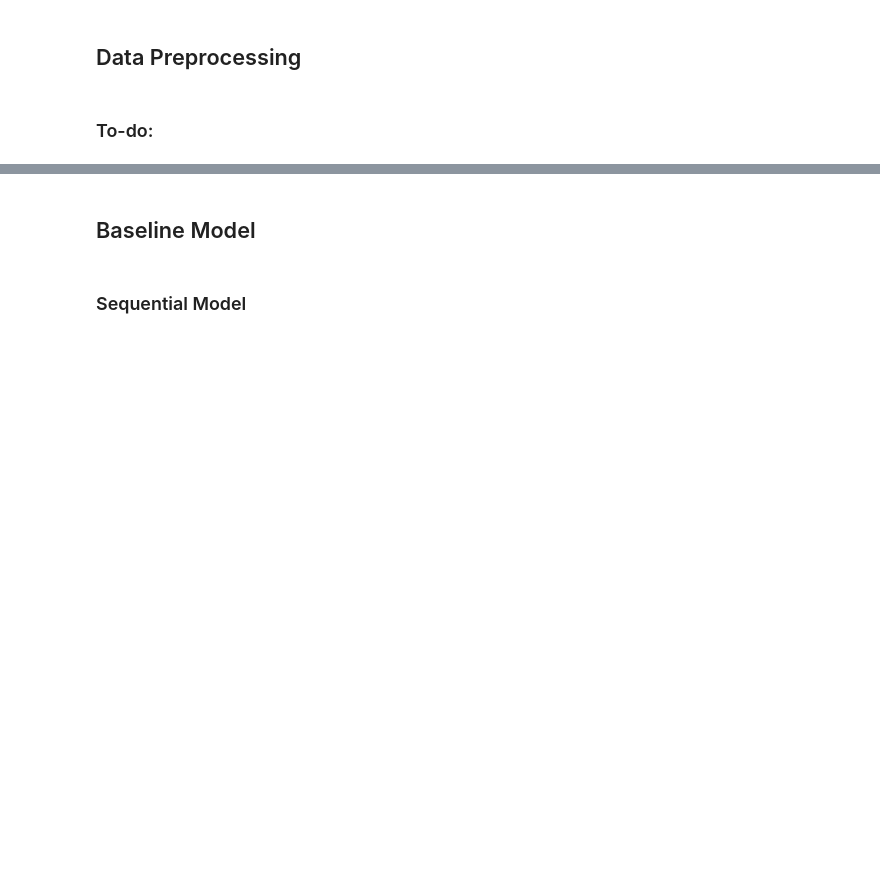
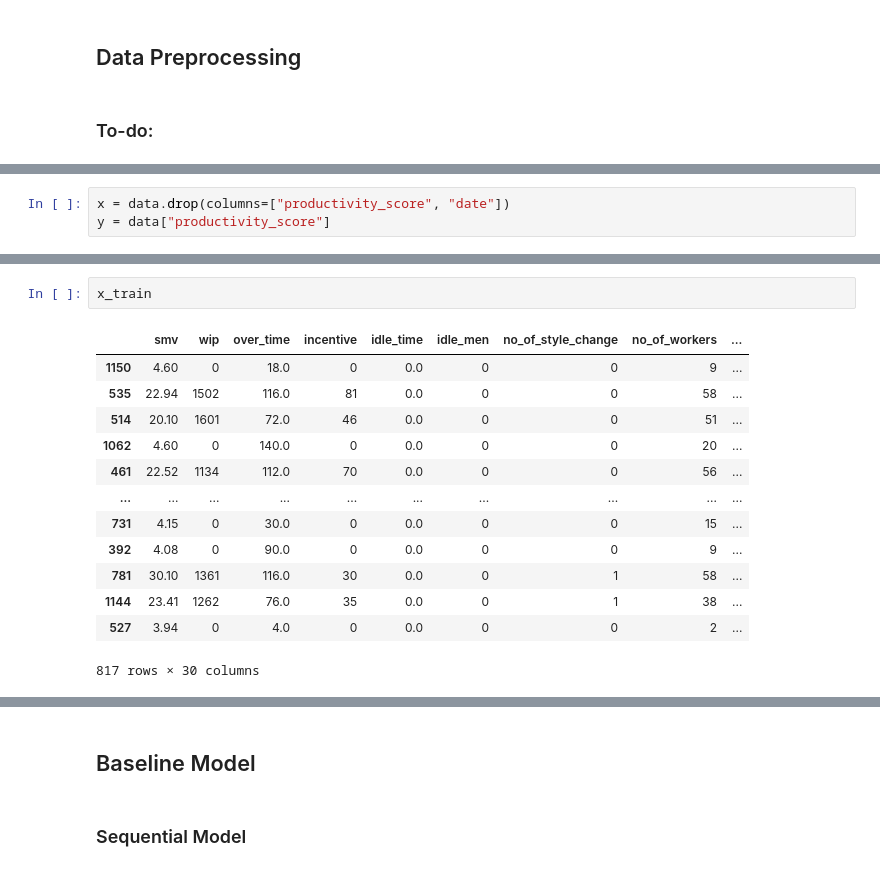
Before and after one commit to Tinnne/UTSDeepLearning, a Jupyter notebook: Number1.ipynb, the cells around one changed output, grey strips where cells are left out. Drawn from its saved outputs; the diff is of its cells as text; blank space fills up the shorter version.

```diff
--- a/Number1.ipynb
+++ b/Number1.ipynb
@@ -523,0 +534,3 @@ cat_plot(data)
+# %%
+x = data.drop(columns=["productivity_score", "date"])
+y = data["productivity_score"]
@@ -523,0 +567,16 @@ cat_plot(data)
+# %%
+x_train
+# %% [output]
+|  | smv | wip | over_time | incentive | idle_time | idle_men | no_of_style_change | no_of_workers | ... |
+| 1150 | 4.60 | 0 | 18.0 | 0 | 0.0 | 0 | 0 | 9 | ... |
+| 535 | 22.94 | 1502 | 116.0 | 81 | 0.0 | 0 | 0 | 58 | ... |
+| 514 | 20.10 | 1601 | 72.0 | 46 | 0.0 | 0 | 0 | 51 | ... |
+| 1062 | 4.60 | 0 | 140.0 | 0 | 0.0 | 0 | 0 | 20 | ... |
+| 461 | 22.52 | 1134 | 112.0 | 70 | 0.0 | 0 | 0 | 56 | ... |
+| ... | ... | ... | ... | ... | ... | ... | ... | ... | ... |
+| 731 | 4.15 | 0 | 30.0 | 0 | 0.0 | 0 | 0 | 15 | ... |
+| 392 | 4.08 | 0 | 90.0 | 0 | 0.0 | 0 | 0 | 9 | ... |
+| 781 | 30.10 | 1361 | 116.0 | 30 | 0.0 | 0 | 1 | 58 | ... |
+| 1144 | 23.41 | 1262 | 76.0 | 35 | 0.0 | 0 | 1 | 38 | ... |
+| 527 | 3.94 | 0 | 4.0 | 0 | 0.0 | 0 | 0 | 2 | ... |
+817 rows × 30 columns
```
Also changed, not shown: parts of 20 cells of this notebook.
